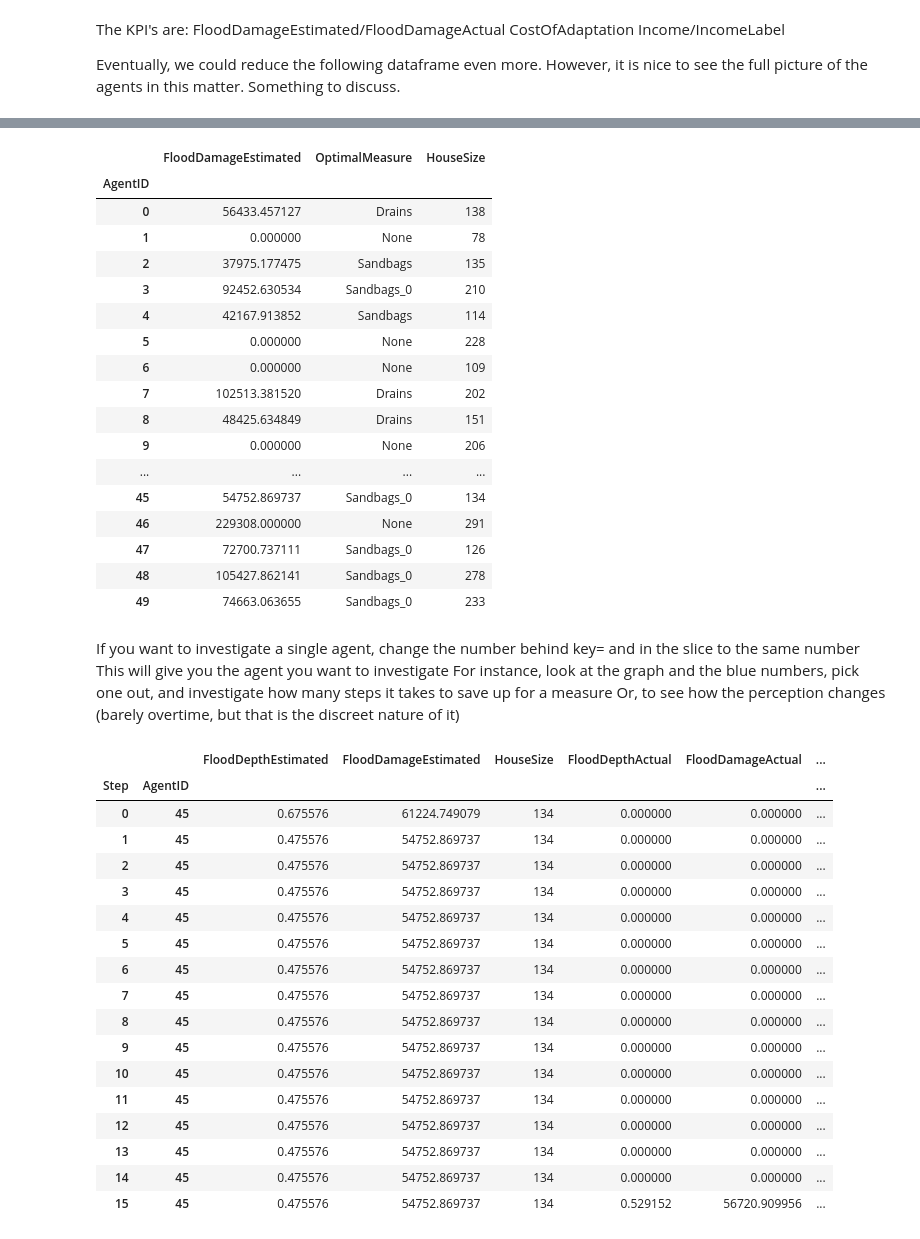
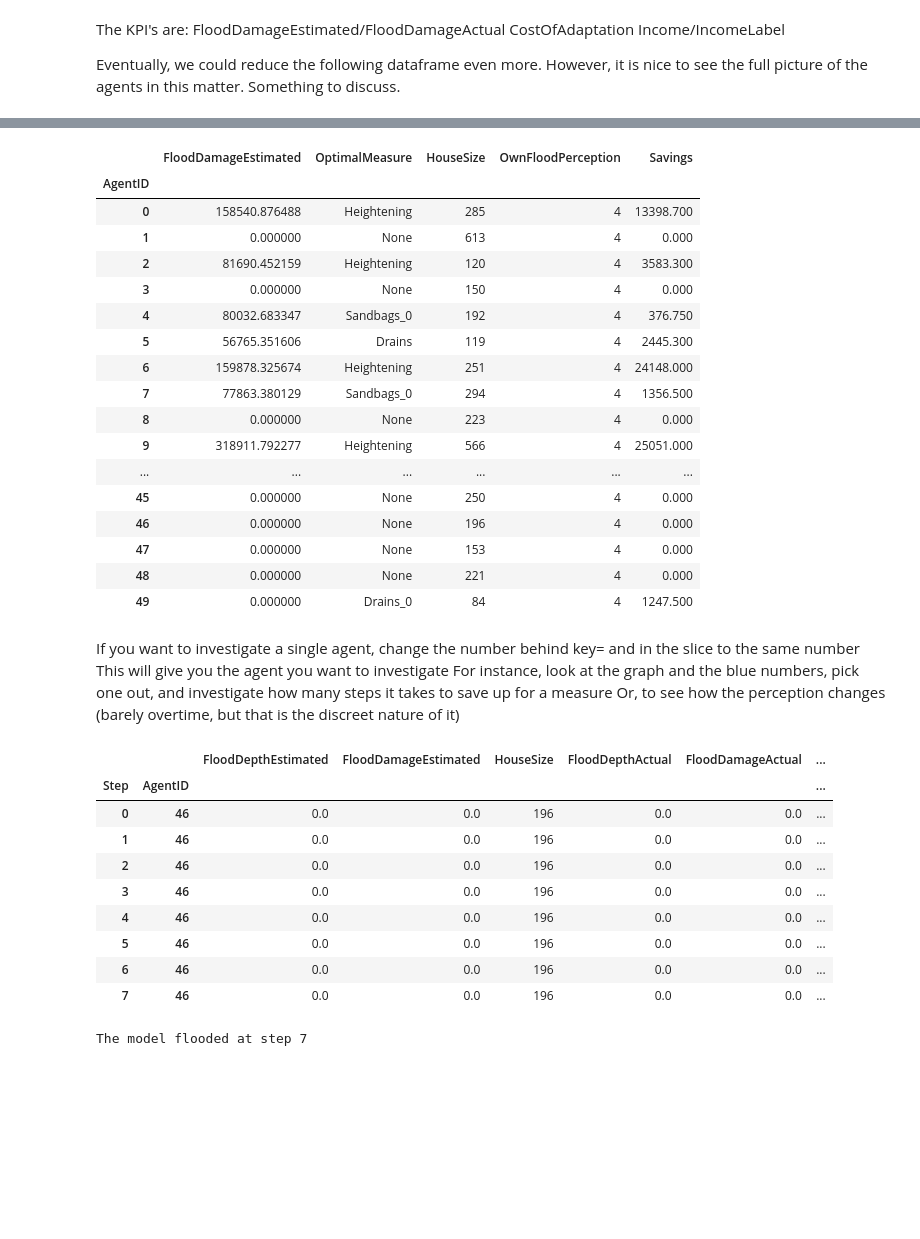
Before and after one commit to Martijntjevdg/SEN1211-ABM, a Jupyter notebook: base_model_mesa/model/demo.ipynb, the cells around one changed output, grey strips where cells are left out. Saved outputs shown, nothing was run; the diff lists cells and outputs as text; code cells hidden in the pictures; blank space fills up the shorter version.

```diff
--- a/base_model_mesa/model/demo.ipynb
+++ b/base_model_mesa/model/demo.ipynb
@@ -26,7 +26,7 @@ import matplotlib.pyplot as plt
 import networkx as nx
 
 # Initialize the Adaptation Model with 50 household agents.
-model = AdaptationModel(number_of_households=50, number_of_steps = 20, flood_map_choice="harvey", network="watts_strogatz") # flood_map_choice can be "harvey", "100yr", or "500yr"
+model = AdaptationModel(number_of_households=50, number_of_steps = 20, subsidies_package = 3, flood_map_choice="harvey", network="watts_strogatz") # flood_map_choice can be "harvey", "100yr", or "500yr"
 
 # Calculate positions of nodes for the network plot.
 # The spring_layout function positions nodes using a force-directed algorithm,
@@ -102,25 +106,25 @@ agent_data
 # %%
-step15 = agent_data.loc[1, :][['FloodDamageEstimated', 'OptimalMeasure', 'HouseSize']]
-step15
+step7 = agent_data.loc[7, :][['FloodDamageEstimated', 'OptimalMeasure', 'HouseSize', 'OwnFloodPerception', 'Savings']]
+step7
 # %% [output]
-|  | FloodDamageEstimated | OptimalMeasure | HouseSize |
-| AgentID |  |  |  |
-| 0 | 56433.457127 | Drains | 138 |
-| 1 | 0.000000 | None | 78 |
-| 2 | 37975.177475 | Sandbags | 135 |
-| 3 | 92452.630534 | Sandbags_0 | 210 |
-| 4 | 42167.913852 | Sandbags | 114 |
-| 5 | 0.000000 | None | 228 |
-| 6 | 0.000000 | None | 109 |
-| 7 | 102513.381520 | Drains | 202 |
-| 8 | 48425.634849 | Drains | 151 |
-| 9 | 0.000000 | None | 206 |
-| ... | ... | ... | ... |
-| 45 | 54752.869737 | Sandbags_0 | 134 |
-| 46 | 229308.000000 | None | 291 |
-| 47 | 72700.737111 | Sandbags_0 | 126 |
-| 48 | 105427.862141 | Sandbags_0 | 278 |
-| 49 | 74663.063655 | Sandbags_0 | 233 |
+|  | FloodDamageEstimated | OptimalMeasure | HouseSize | OwnFloodPerception | Savings |
+| AgentID |  |  |  |  |  |
+| 0 | 158540.876488 | Heightening | 285 | 4 | 13398.700 |
+| 1 | 0.000000 | None | 613 | 4 | 0.000 |
+| 2 | 81690.452159 | Heightening | 120 | 4 | 3583.300 |
+| 3 | 0.000000 | None | 150 | 4 | 0.000 |
+| 4 | 80032.683347 | Sandbags_0 | 192 | 4 | 376.750 |
+| 5 | 56765.351606 | Drains | 119 | 4 | 2445.300 |
+| 6 | 159878.325674 | Heightening | 251 | 4 | 24148.000 |
+| 7 | 77863.380129 | Sandbags_0 | 294 | 4 | 1356.500 |
+| 8 | 0.000000 | None | 223 | 4 | 0.000 |
+| 9 | 318911.792277 | Heightening | 566 | 4 | 25051.000 |
+| ... | ... | ... | ... | ... | ... |
+| 45 | 0.000000 | None | 250 | 4 | 0.000 |
+| 46 | 0.000000 | None | 196 | 4 | 0.000 |
+| 47 | 0.000000 | None | 153 | 4 | 0.000 |
+| 48 | 0.000000 | None | 221 | 4 | 0.000 |
+| 49 | 0.000000 | Drains_0 | 84 | 4 | 1247.500 |
 # %%
 #step20 = agent_data.loc[19, :][['FloodDamageActual', 'IsAdapted']]
 #step20
@@ -130,33 +134,27 @@ This will give you the agent you want to investigate
 For instance, look at the graph and the blue numbers, pick one out, and investigate how many steps it takes to save up for a measure
 Or, to see how the perception changes (barely overtime, but that is the discreet nature of it)
 # %%
-result_df_xs = agent_data.xs(key=45, level='AgentID', axis=0, drop_level=False)
+result_df_xs = agent_data.xs(key=46, level='AgentID', axis=0, drop_level=False)
 
 # Using .loc indexer
-agent = agent_data.loc[(slice(None), 45), :]
+agent = agent_data.loc[(slice(None), 46), :]
 
 agent
 # %% [output]
 |  |  | FloodDepthEstimated | FloodDamageEstimated | HouseSize | FloodDepthActual | FloodDamageActual | ... |
 | Step | AgentID |  |  |  |  |  | ... |
-| 0 | 45 | 0.675576 | 61224.749079 | 134 | 0.000000 | 0.000000 | ... |
-| 1 | 45 | 0.475576 | 54752.869737 | 134 | 0.000000 | 0.000000 | ... |
-| 2 | 45 | 0.475576 | 54752.869737 | 134 | 0.000000 | 0.000000 | ... |
-| 3 | 45 | 0.475576 | 54752.869737 | 134 | 0.000000 | 0.000000 | ... |
-| 4 | 45 | 0.475576 | 54752.869737 | 134 | 0.000000 | 0.000000 | ... |
-| 5 | 45 | 0.475576 | 54752.869737 | 134 | 0.000000 | 0.000000 | ... |
-| 6 | 45 | 0.475576 | 54752.869737 | 134 | 0.000000 | 0.000000 | ... |
-| 7 | 45 | 0.475576 | 54752.869737 | 134 | 0.000000 | 0.000000 | ... |
-| 8 | 45 | 0.475576 | 54752.869737 | 134 | 0.000000 | 0.000000 | ... |
-| 9 | 45 | 0.475576 | 54752.869737 | 134 | 0.000000 | 0.000000 | ... |
-| 10 | 45 | 0.475576 | 54752.869737 | 134 | 0.000000 | 0.000000 | ... |
-| 11 | 45 | 0.475576 | 54752.869737 | 134 | 0.000000 | 0.000000 | ... |
-| 12 | 45 | 0.475576 | 54752.869737 | 134 | 0.000000 | 0.000000 | ... |
-| 13 | 45 | 0.475576 | 54752.869737 | 134 | 0.000000 | 0.000000 | ... |
-| 14 | 45 | 0.475576 | 54752.869737 | 134 | 0.000000 | 0.000000 | ... |
-| 15 | 45 | 0.475576 | 54752.869737 | 134 | 0.529152 | 56720.909956 | ... |
+| 0 | 46 | 0.0 | 0.0 | 196 | 0.0 | 0.0 | ... |
+| 1 | 46 | 0.0 | 0.0 | 196 | 0.0 | 0.0 | ... |
+| 2 | 46 | 0.0 | 0.0 | 196 | 0.0 | 0.0 | ... |
+| 3 | 46 | 0.0 | 0.0 | 196 | 0.0 | 0.0 | ... |
+| 4 | 46 | 0.0 | 0.0 | 196 | 0.0 | 0.0 | ... |
+| 5 | 46 | 0.0 | 0.0 | 196 | 0.0 | 0.0 | ... |
+| 6 | 46 | 0.0 | 0.0 | 196 | 0.0 | 0.0 | ... |
+| 7 | 46 | 0.0 | 0.0 | 196 | 0.0 | 0.0 | ... |
 # %%
 print('The model flooded at step', model.flood_step)
+# %% [output]
+The model flooded at step 7
 # %%
 model_data = model.datacollector.get_model_vars_dataframe()
 model_data
```
Also changed, not shown: parts of 3 cells of this notebook, 4 other files.
